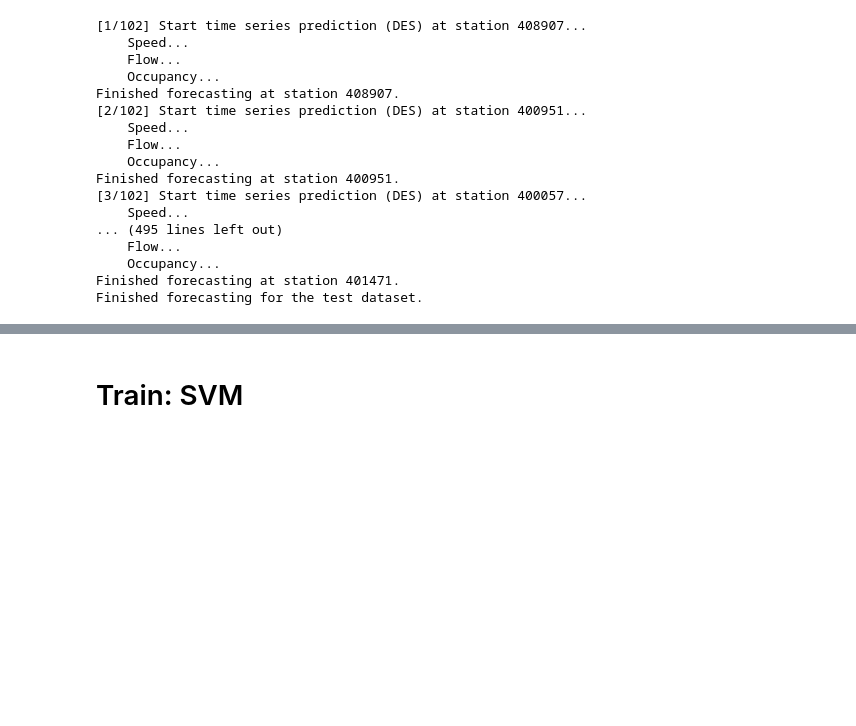
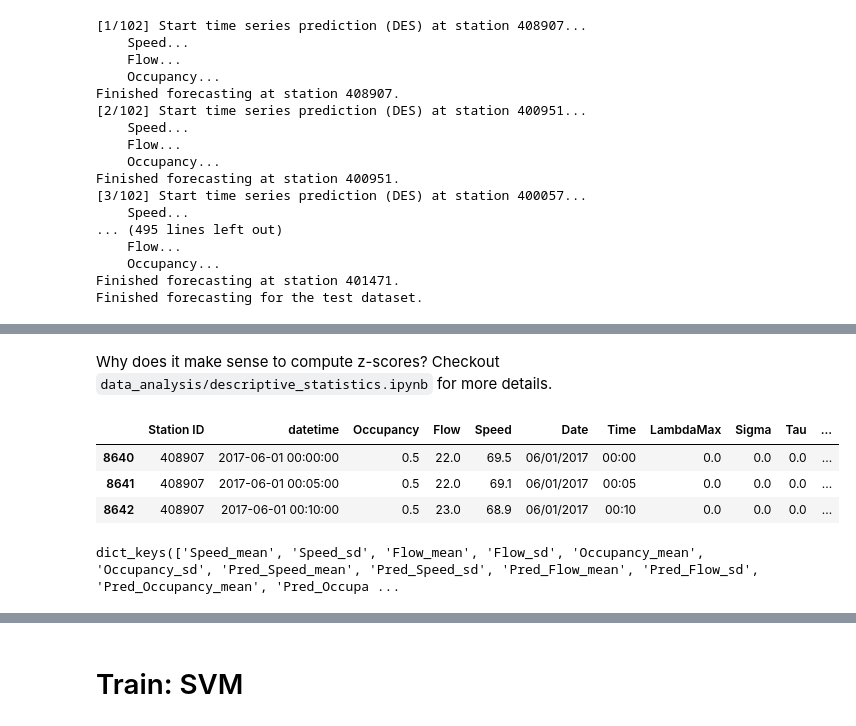
Before and after one commit to hy-lei/A-Hybrid-Approach-for-AID, a Jupyter notebook: hybrid_with_severity_params_and_weekdays.ipynb, the cells around one changed output, grey strips where cells are left out. Saved outputs shown, nothing was run; the diff lists cells and outputs as text; code cells hidden in the pictures; blank space fills up the shorter version.

```diff
--- a/hybrid_with_severity_params_and_weekdays.ipynb
+++ b/hybrid_with_severity_params_and_weekdays.ipynb
@@ -37,6 +37,8 @@ len(dates_weekend), len(dates_weekday)
 # %%
 dates_train = dates_weekday[:14] + dates_weekend[:3]
 dates_test = dates_weekday[14:] + dates_weekend[3:]
+dates_train.sort()
+dates_test.sort()
 # %%
 len(dates), len(dates_train), len(dates_test), dates_train[0:3], dates_test[0:3]
 # %% [output]
@@ -374,6 +376,10 @@ End prediction at station 400951.
 End prediction at station 401471.
 # %%
 raw_train = raw_train.assign(Pred_Speed=pred_dict_train['Speed'], Pred_Flow=pred_dict_train['Flow'], Pred_Occupancy=pred_dict_train['Occupancy'])
+# %%
+raw_train['Diff_Speed'] = raw_train['Speed'] - raw_train['Pred_Speed']
+raw_train['Diff_Flow'] = raw_train['Flow'] - raw_train['Pred_Flow']
+raw_train['Diff_Occupancy'] = raw_train['Occupancy'] - raw_train['Pred_Occupancy']
 # %% [markdown]
 ## Using the tuned alphas to predict testing traffic variables
 # %%
@@ -434,0 +452,9 @@ raw_test = raw_test.assign(Pred_Speed=pred_dict_test['Speed'], Pred_Flow=pred_di
+# %% [markdown]
+Why does it make sense to compute z-scores?  Checkout `data_analysis/descriptive_statistics.ipynb` for more details.
+# %%
+raw_train.head(3)
+# %% [output]
+|  | Station ID | datetime | Occupancy | Flow | Speed | Date | Time | LambdaMax | Sigma | Tau | ... |
+| 8640 | 408907 | 2017-06-01 00:00:00 | 0.5 | 22.0 | 69.5 | 06/01/2017 | 00:00 | 0.0 | 0.0 | 0.0 | ... |
+| 8641 | 408907 | 2017-06-01 00:05:00 | 0.5 | 22.0 | 69.1 | 06/01/2017 | 00:05 | 0.0 | 0.0 | 0.0 | ... |
+| 8642 | 408907 | 2017-06-01 00:10:00 | 0.5 | 23.0 | 68.9 | 06/01/2017 | 00:10 | 0.0 | 0.0 | 0.0 | ... |
@@ -434,0 +492,4 @@ raw_test = raw_test.assign(Pred_Speed=pred_dict_test['Speed'], Pred_Flow=pred_di
+# %%
+mean_sd_dict.keys()
+# %% [output]
+dict_keys(['Speed_mean', 'Speed_sd', 'Flow_mean', 'Flow_sd', 'Occupancy_mean', 'Occupancy_sd', 'Pred_Speed_mean', 'Pred_Speed_sd', 'Pred_Flow_mean', 'Pred_Flow_sd', 'Pred_Occupancy_mean', 'Pred_Occupa ...
```
Also changed, not shown: parts of 150 cells of this notebook, 1 other file.
